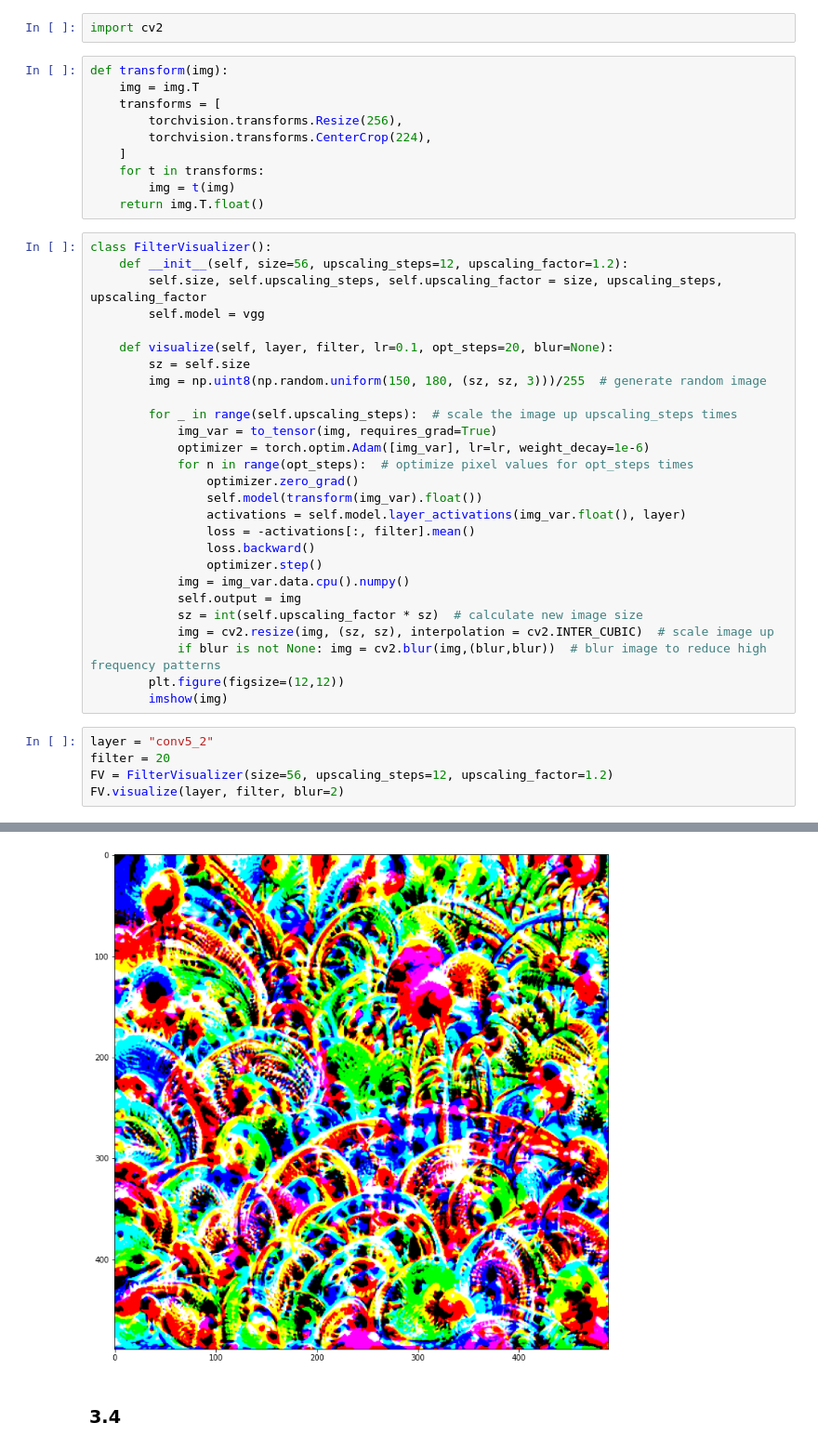
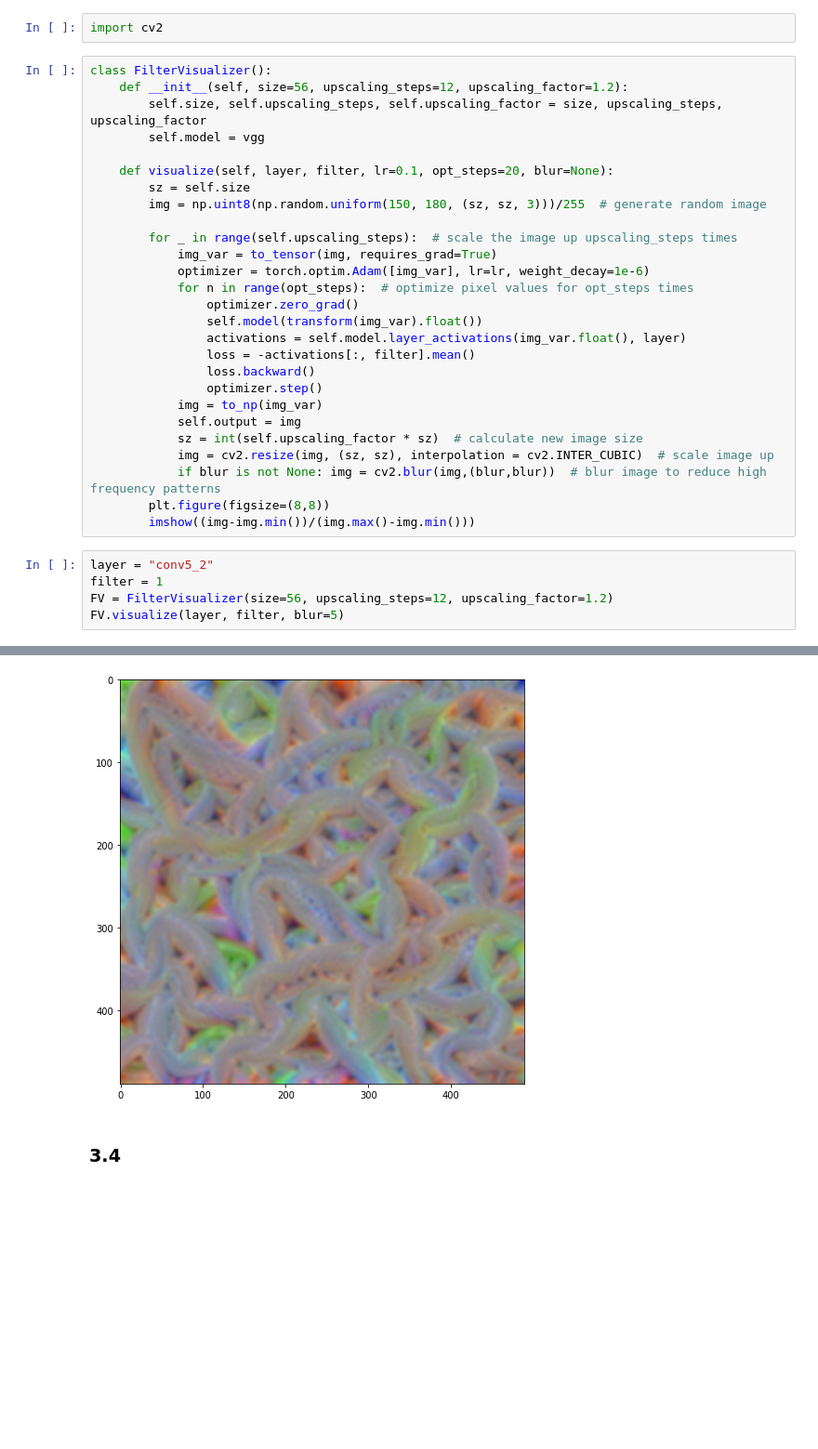
Before and after one commit to AdrianUrbanski/DL, a Jupyter notebook: Assignment3.ipynb, the cells around one changed output, grey strips where cells are left out. Shown at 93% size. Drawn from its saved outputs; the diff is of its cells as text; blank space fills up the shorter version.

```diff
--- a/Assignment3.ipynb
+++ b/Assignment3.ipynb
@@ -1315,16 +1315,6 @@ After epoch 10 | valid err rate:  7.76% | doing  10 epochs
 ### 3.1
 # %%
 import cv2
-# %%
-def transform(img):
-    img = img.T
-    transforms = [
-        torchvision.transforms.Resize(256),
-        torchvision.transforms.CenterCrop(224),
-    ]
-    for t in transforms:
-        img = t(img)
-    return img.T.float()
 # %%
 class FilterVisualizer():
     def __init__(self, size=56, upscaling_steps=12, upscaling_factor=1.2):
@@ -1345,16 +1335,16 @@ class FilterVisualizer():
                 loss = -activations[:, filter].mean()
                 loss.backward()
                 optimizer.step()
-            img = img_var.data.cpu().numpy()
+            img = to_np(img_var)
             self.output = img
             sz = int(self.upscaling_factor * sz)  # calculate new image size
             img = cv2.resize(img, (sz, sz), interpolation = cv2.INTER_CUBIC)  # scale image up
             if blur is not None: img = cv2.blur(img,(blur,blur))  # blur image to reduce high frequency patterns
-        plt.figure(figsize=(12,12))
-        imshow(img)
+        plt.figure(figsize=(8,8))
+        imshow((img-img.min())/(img.max()-img.min()))
 # %%
 layer = "conv5_2"
-filter = 20
+filter = 1
 FV = FilterVisualizer(size=56, upscaling_steps=12, upscaling_factor=1.2)
-FV.visualize(layer, filter, blur=2)
+FV.visualize(layer, filter, blur=5)
 # %% [output]
@@ -1362,4 +1351,4 @@ Clipping input data to the valid range for imshow with RGB data ([0..1] for floa
-[figure, old version]
+[figure, new version]
 # %% [markdown]
 ### 3.4
 # %%
```
Also changed, not shown: parts of 1 cell of this notebook.
